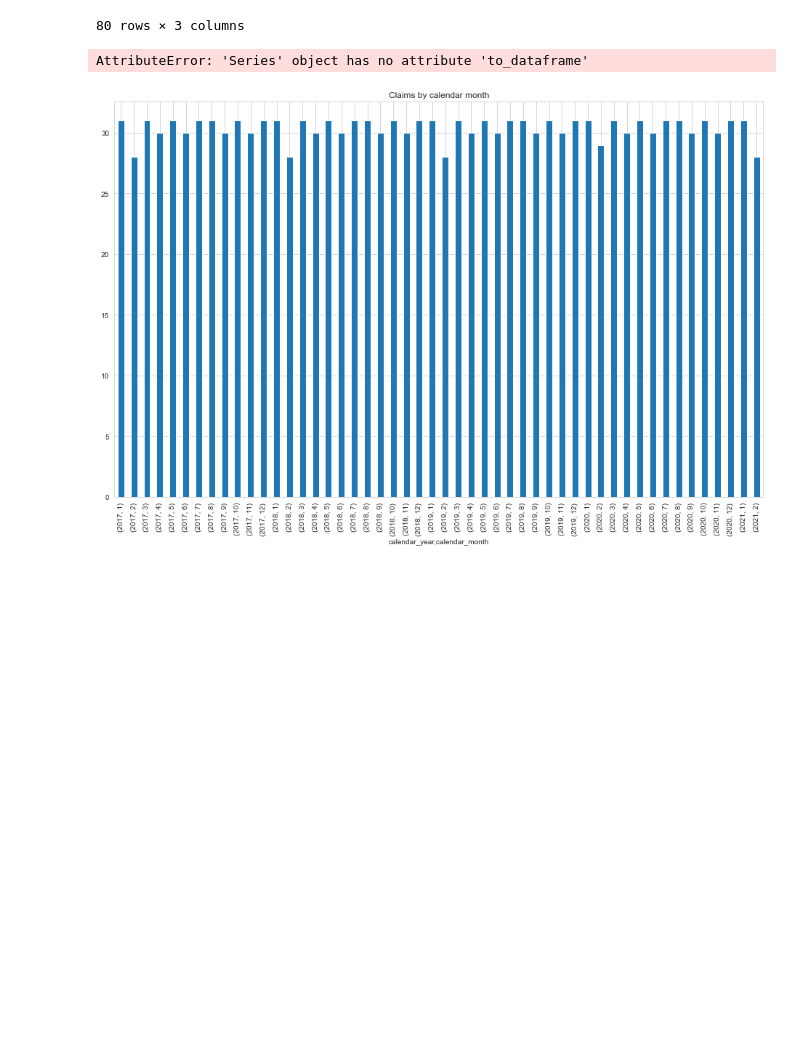
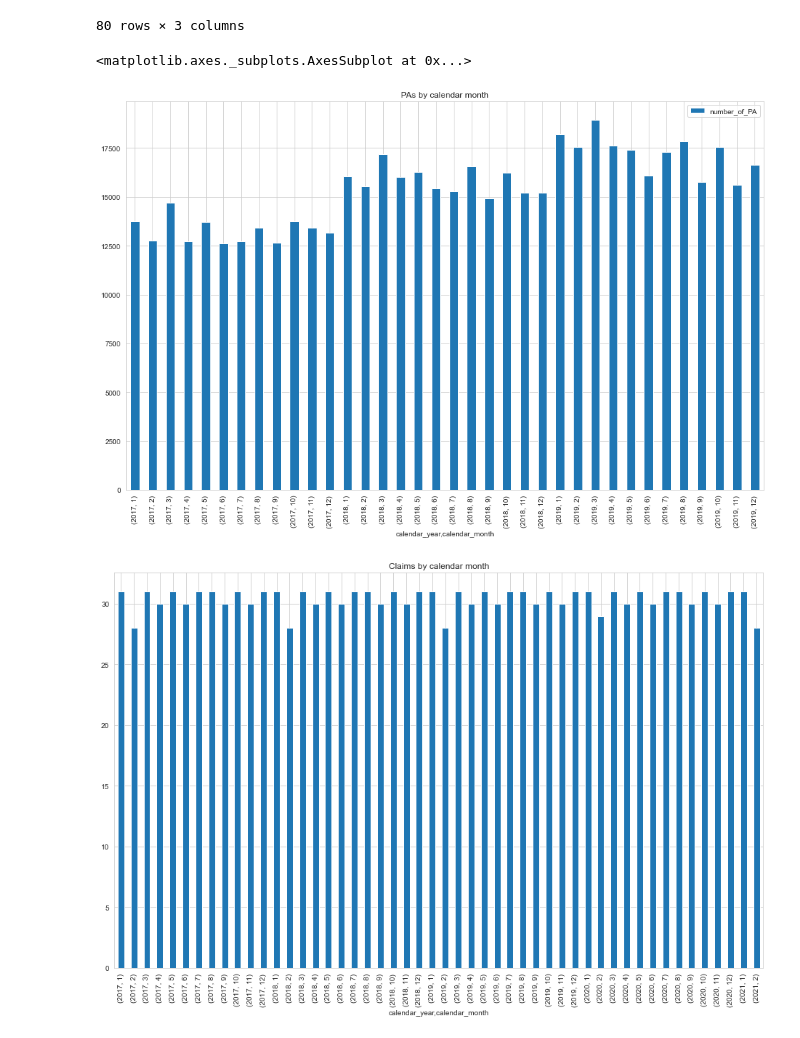
Before and after one commit to xushuo0/CoverMyMeds_Project, a Jupyter notebook: date_summary.ipynb, the cells around one changed output. Cells and saved outputs as stored; diff of their text form; code cells hidden in the pictures; blank space fills up the shorter version.

```diff
--- a/date_summary.ipynb
+++ b/date_summary.ipynb
@@ -29,14 +29,18 @@ bridge.tail(80)
 # %%
 nan_removed = bridge[bridge['dim_pa_id'].notna()].value_counts(['dim_date_id']).sort_index()
 merged_date = nan_removed.to_frame().merge(dim_date, on=['dim_date_id'], how='outer')
 merged_date.rename(columns={0:'number_of_PA'}, inplace = True)
 merged_date['number_of_PA'].sum()
 groupby_month = merged_date.groupby(["calendar_year", "calendar_month"])['number_of_PA'].sum()
 # groupby_month = groupby_month[groupby_month['number_of_PA'].notna()]
-groupby_month.to_dataframe()
-groupby_month.plot(kind = 'bar', figsize=(16, 10), title = 'PAs by calendar month')
+groupby_month = groupby_month.to_frame()
+groupby_month = groupby_month[groupby_month['number_of_PA']!=0.0]
+
+
+groupby_month.plot(kind = 'bar', figsize=(16, 10), title = 'PAs by calendar month', )
 # %% [output]
-AttributeError: 'Series' object has no attribute 'to_dataframe'
+<matplotlib.axes._subplots.AxesSubplot at 0x...>
+[figure, added]
 # %%
 # %% [output]
 [figure]
```
